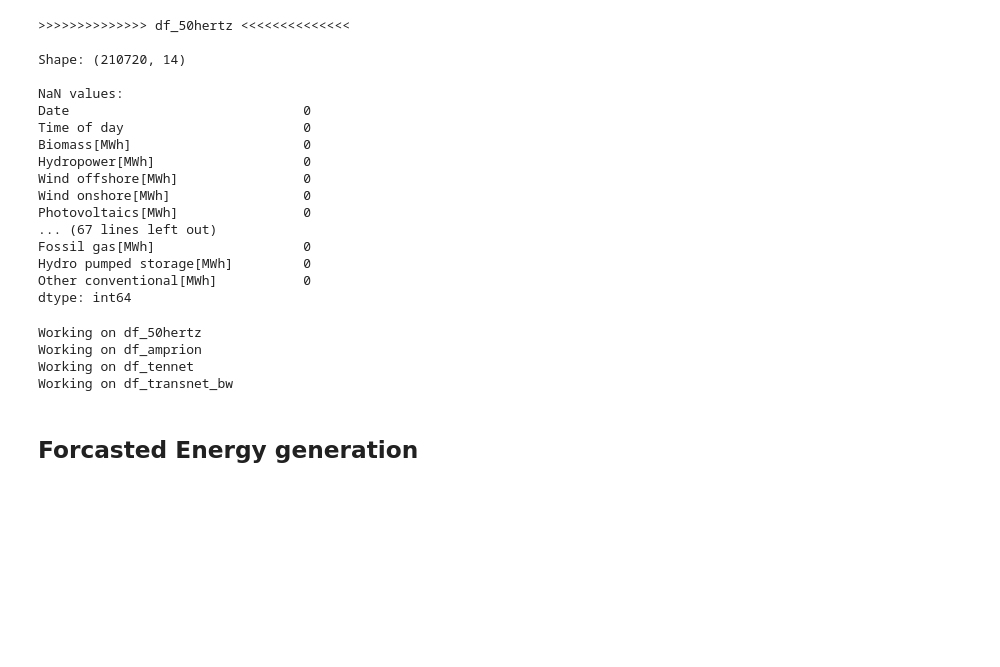
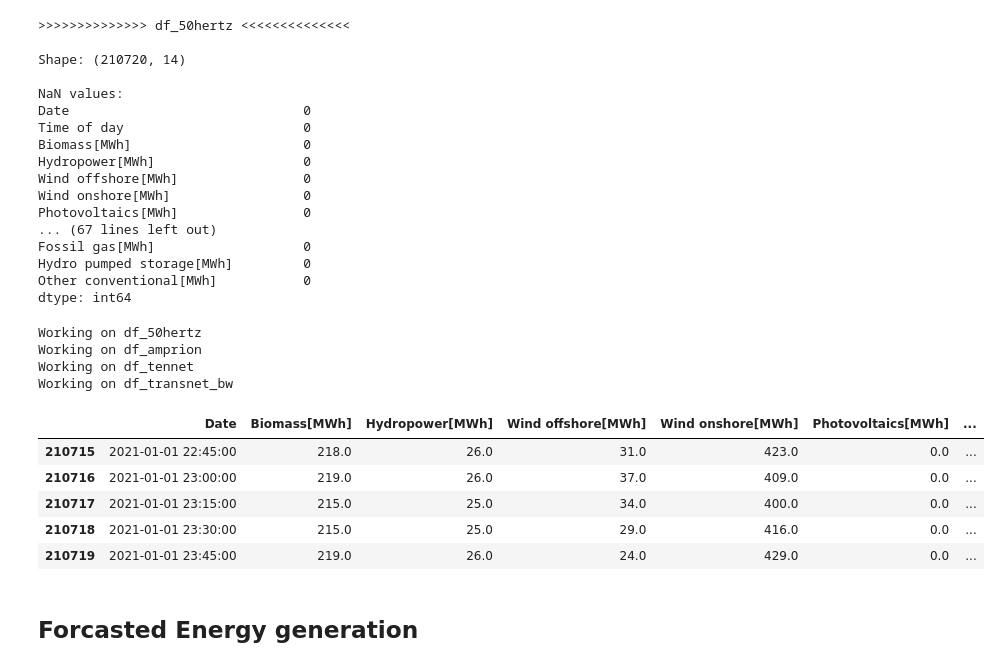
Before and after one commit to HaukeFock/predict_energy_generation, a Jupyter notebook: notebooks/rodrigo_gathering_data.ipynb, the cells around one changed output. Drawn from its saved outputs; the diff is of its cells as text; code cells hidden in the pictures; blank space fills up the shorter version.

```diff
--- a/notebooks/rodrigo_gathering_data.ipynb
+++ b/notebooks/rodrigo_gathering_data.ipynb
@@ -110,6 +110,15 @@ Working on df_50hertz
 Working on df_amprion
 Working on df_tennet
 Working on df_transnet_bw
+# %%
+df_50hertz.tail()
+# %% [output]
+|  | Date | Biomass[MWh] | Hydropower[MWh] | Wind offshore[MWh] | Wind onshore[MWh] | Photovoltaics[MWh] | ... |
+| 210715 | 2021-01-01 22:45:00 | 218.0 | 26.0 | 31.0 | 423.0 | 0.0 | ... |
+| 210716 | 2021-01-01 23:00:00 | 219.0 | 26.0 | 37.0 | 409.0 | 0.0 | ... |
+| 210717 | 2021-01-01 23:15:00 | 215.0 | 25.0 | 34.0 | 400.0 | 0.0 | ... |
+| 210718 | 2021-01-01 23:30:00 | 215.0 | 25.0 | 29.0 | 416.0 | 0.0 | ... |
+| 210719 | 2021-01-01 23:45:00 | 219.0 | 26.0 | 24.0 | 429.0 | 0.0 | ... |
 # %% [markdown]
 ## Forcasted Energy generation
 # %%
```
Also changed, not shown: 2 other files.
